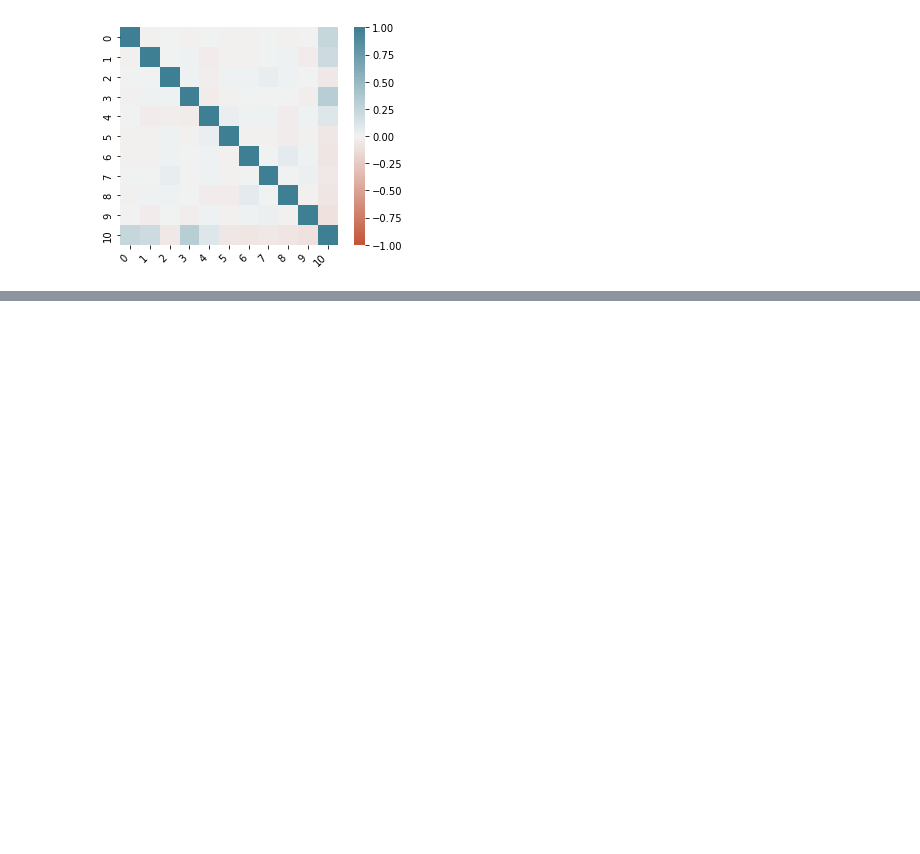
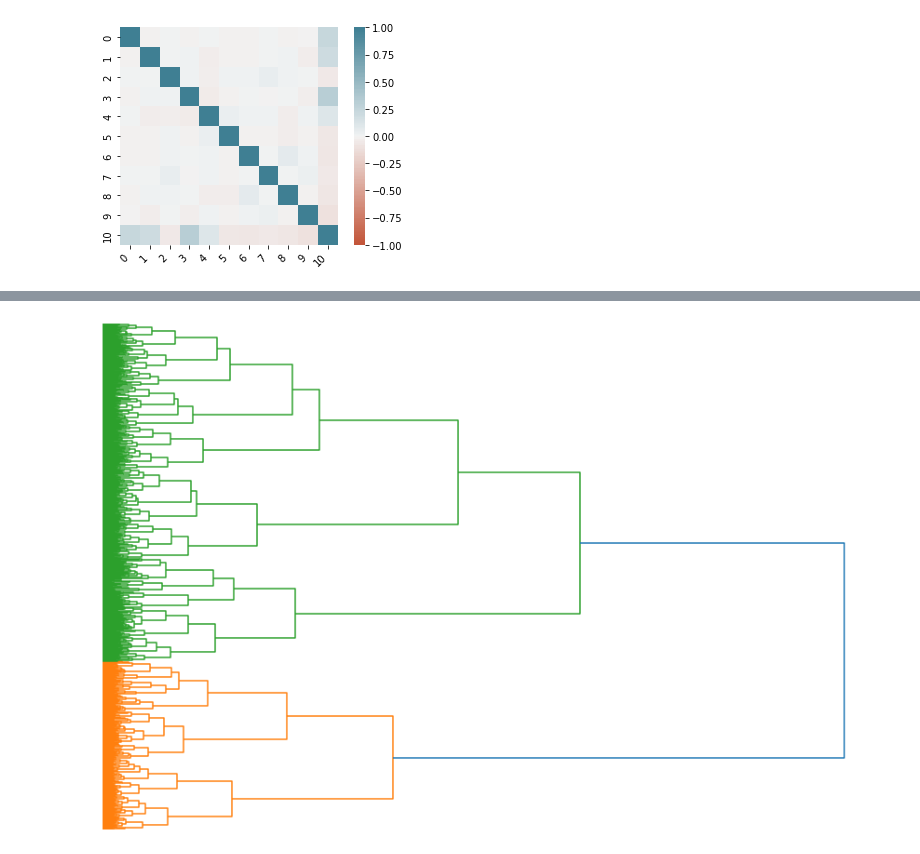
Before and after one commit to Yuriy-Kanygin/accenture, a Jupyter notebook: solution.ipynb, the cells around one changed output, grey strips where cells are left out. Cells and saved outputs as stored; diff of their text form; code cells hidden in the pictures; blank space fills up the shorter version.

Commit message:
task 2 first try

```diff
--- a/solution.ipynb
+++ b/solution.ipynb
@@ -100,0 +143,3 @@ print(f"Score: {score:.3f}")
+# %%
+data = pd.read_json('data/test_task_NLP.json', orient='values')
+data.head()
@@ -100,0 +162,6 @@ print(f"Score: {score:.3f}")
+# %%
+dataset = data.fillna('')
+dataset = (dataset[0] + ' ' +  dataset[1] + ' ' + dataset[2] + ' ' + dataset[3]
++ ' ' + dataset[3] + ' ' + dataset[4] + ' ' + dataset[5] + ' ' + dataset[6])
+
+dataset.head()
@@ -100,0 +179,6 @@ print(f"Score: {score:.3f}")
+# %%
+dist = np.zeros((dataset.size, dataset.size))
+
+for i in range(dataset.size):
+    for j in range(i, dataset.size):
+        dist[i, j] = fuzz.token_sort_ratio(dataset.iloc[i], dataset.iloc[j])
@@ -100,0 +197,10 @@ print(f"Score: {score:.3f}")
+# %%
+con_mat = ward(dist) #матрица связи для кластеринга
+
+fig, ax = plt.subplots(figsize=(15, 10)) # set size
+ax = dendrogram(con_mat, orientation='right')
+
+plt.axis('off')
+plt.show()
+# %% [output]
+[figure, added]
```
Also changed, not shown: parts of 19 cells of this notebook.
